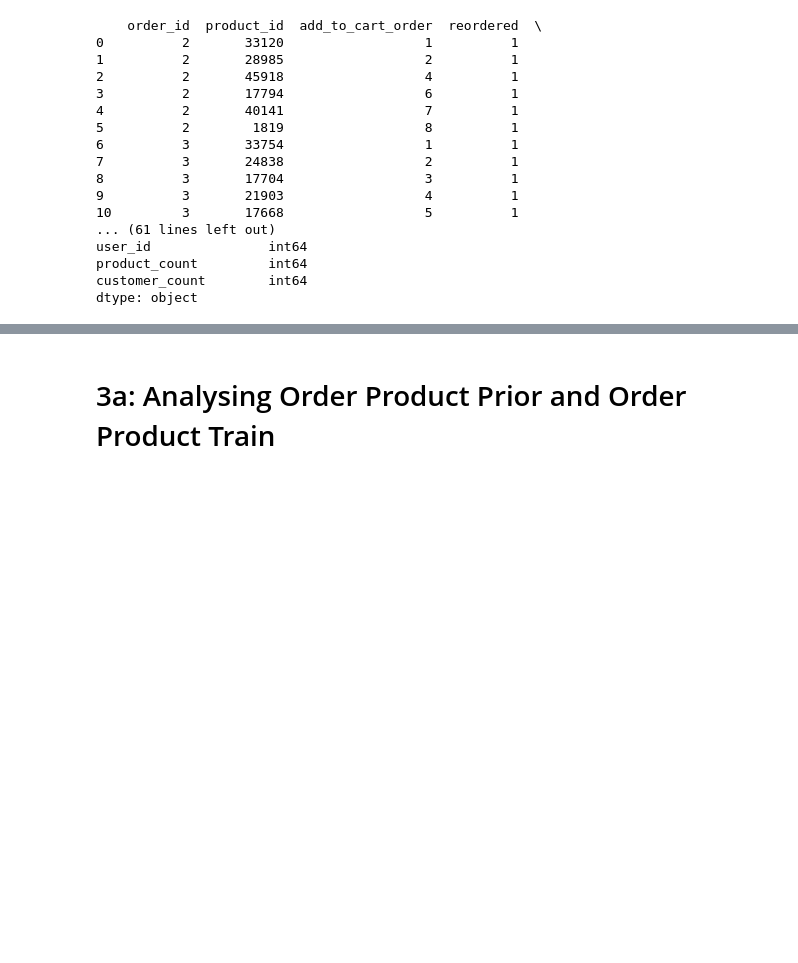
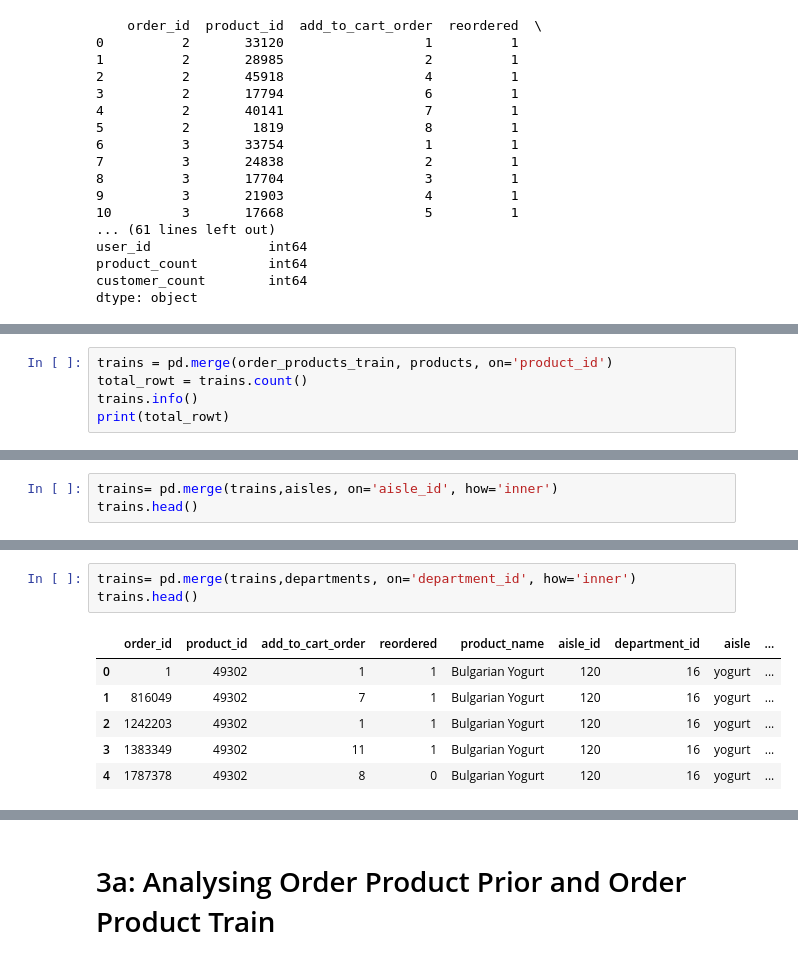
Before and after one commit to gary93039/Springboard, a Jupyter notebook: Instacart EDA.ipynb, the cells around one changed output, grey strips where cells are left out. Saved outputs shown, nothing was run; the diff lists cells and outputs as text; blank space fills up the shorter version.

```diff
--- a/Instacart EDA.ipynb
+++ b/Instacart EDA.ipynb
@@ -436,3 +441,8 @@ order_products_train.head()
 | 2 | 1 | 10246 | 3 | 0 |
 | 3 | 1 | 49683 | 4 | 0 |
 | 4 | 1 | 43633 | 5 | 1 |
+# %%
+trains = pd.merge(order_products_train, products, on='product_id')
+total_rowt = trains.count()
+trains.info()
+print(total_rowt)
@@ -438,0 +470,3 @@ order_products_train.head()
+# %%
+trains= pd.merge(trains,aisles, on='aisle_id', how='inner')
+trains.head()
@@ -438,0 +480,10 @@ order_products_train.head()
+# %%
+trains= pd.merge(trains,departments, on='department_id', how='inner')
+trains.head()
+# %% [output]
+|  | order_id | product_id | add_to_cart_order | reordered | product_name | aisle_id | department_id | aisle | ... |
+| 0 | 1 | 49302 | 1 | 1 | Bulgarian Yogurt | 120 | 16 | yogurt | ... |
+| 1 | 816049 | 49302 | 7 | 1 | Bulgarian Yogurt | 120 | 16 | yogurt | ... |
+| 2 | 1242203 | 49302 | 1 | 1 | Bulgarian Yogurt | 120 | 16 | yogurt | ... |
+| 3 | 1383349 | 49302 | 11 | 1 | Bulgarian Yogurt | 120 | 16 | yogurt | ... |
+| 4 | 1787378 | 49302 | 8 | 0 | Bulgarian Yogurt | 120 | 16 | yogurt | ... |
```
Also changed, not shown: parts of 34 cells of this notebook.
